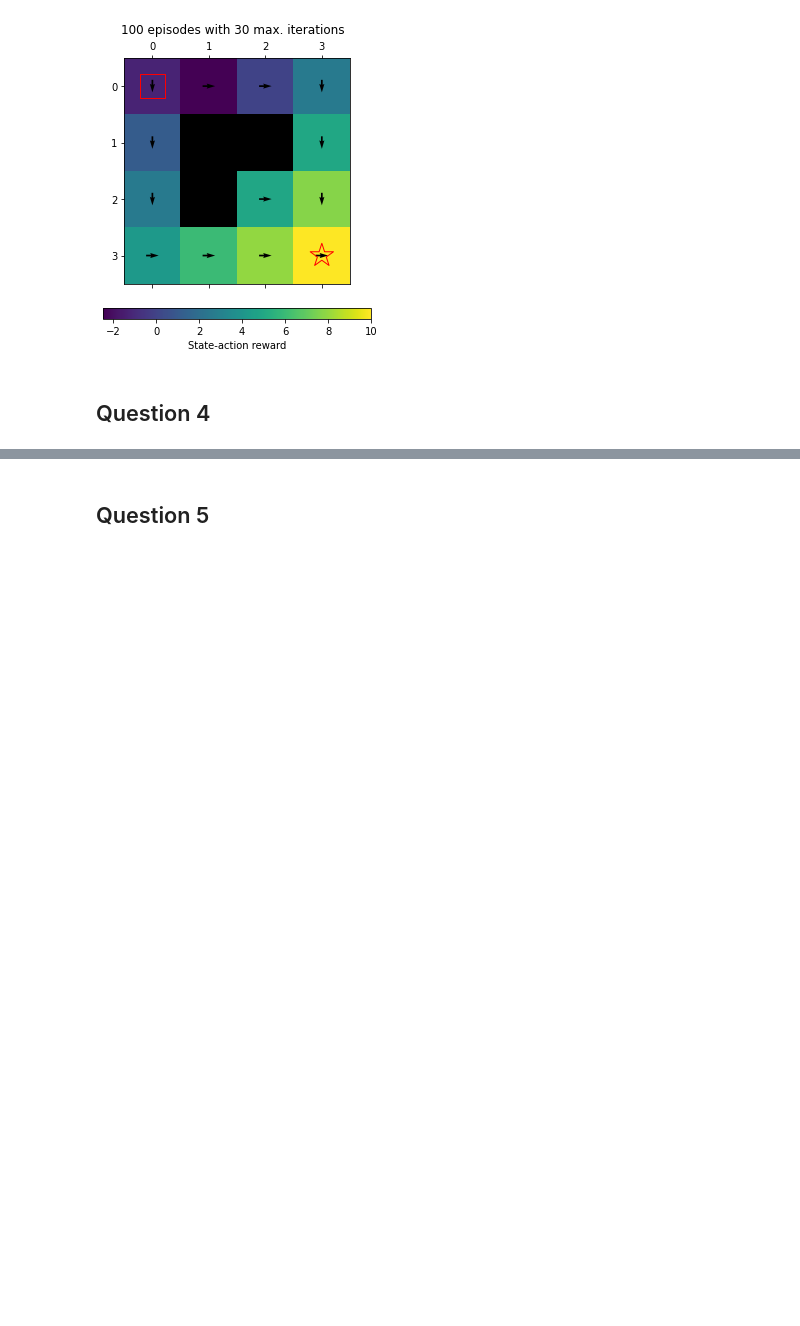
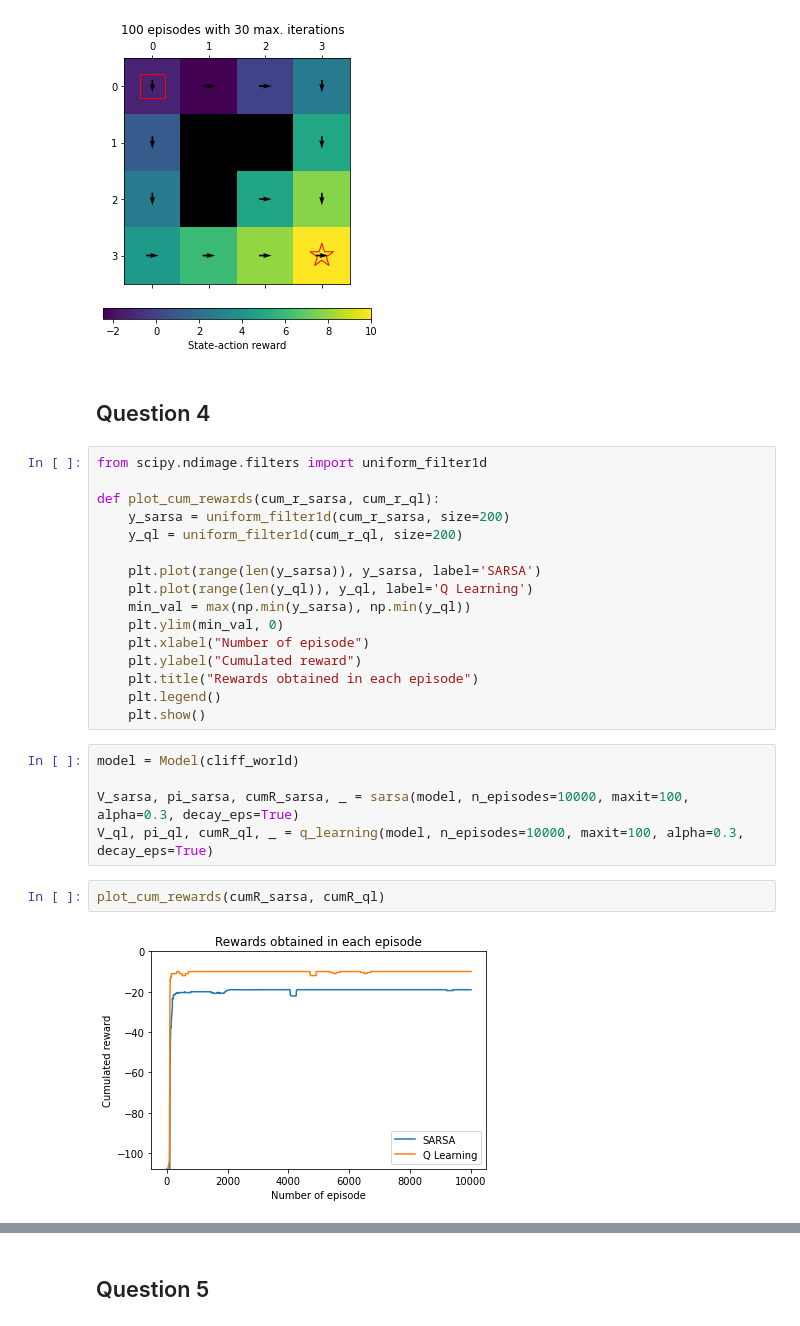
Before and after one commit to AlejandroSantorum/MPhil_MLMI_Cambridge, a Jupyter notebook: MLMI7-Reinforcement_Learning/Practical/code/coursework.ipynb, the cells around one changed output, grey strips where cells are left out. Drawn from its saved outputs; the diff is of its cells as text; blank space fills up the shorter version.

```diff
--- a/MLMI7-Reinforcement_Learning/Practical/code/coursework.ipynb
+++ b/MLMI7-Reinforcement_Learning/Practical/code/coursework.ipynb
@@ -303,3 +304,28 @@ plt.show()
 [figure]
 # %% [markdown]
 ## Question 4
+# %%
+from scipy.ndimage.filters import uniform_filter1d
+
+def plot_cum_rewards(cum_r_sarsa, cum_r_ql):
+    y_sarsa = uniform_filter1d(cum_r_sarsa, size=200)
+    y_ql = uniform_filter1d(cum_r_ql, size=200)
+
+    plt.plot(range(len(y_sarsa)), y_sarsa, label='SARSA')
+    plt.plot(range(len(y_ql)), y_ql, label='Q Learning')
+    min_val = max(np.min(y_sarsa), np.min(y_ql))
+    plt.ylim(min_val, 0)
+    plt.xlabel("Number of episode")
+    plt.ylabel("Cumulated reward")
+    plt.title("Rewards obtained in each episode")
+    plt.legend()
+    plt.show()
+# %%
+model = Model(cliff_world)
+
+V_sarsa, pi_sarsa, cumR_sarsa, _ = sarsa(model, n_episodes=10000, maxit=100, alpha=0.3, decay_eps=True)
+V_ql, pi_ql, cumR_ql, _ = q_learning(model, n_episodes=10000, maxit=100, alpha=0.3, decay_eps=True)
+# %%
+plot_cum_rewards(cumR_sarsa, cumR_ql)
+# %% [output]
+[figure, added]
```
Also changed, not shown: parts of 6 cells of this notebook, 3 other files.
